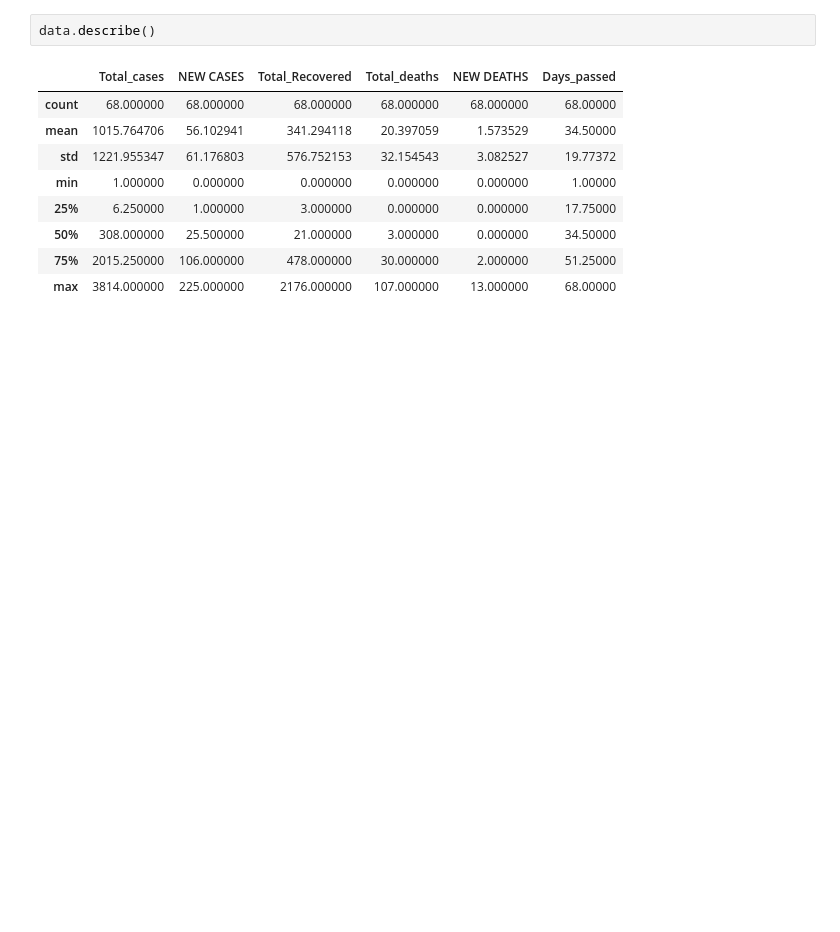
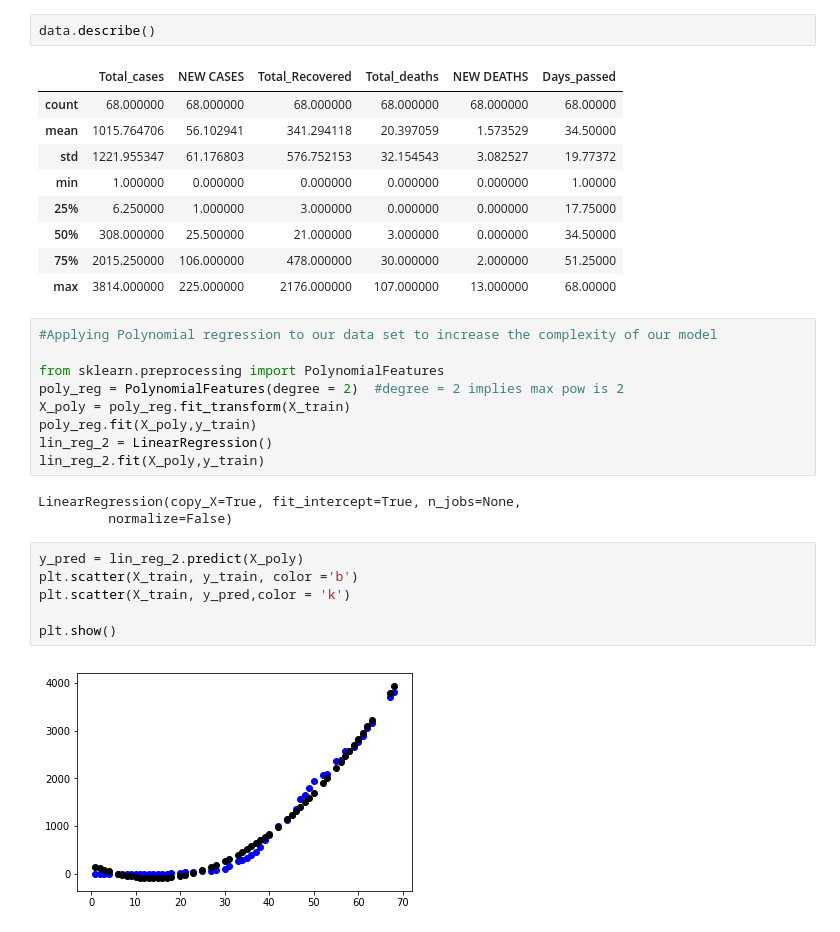
Before and after one commit to sushanth1999/BTP, a Jupyter notebook: START.ipynb, the cells around one changed output. Drawn from its saved outputs; the diff is of its cells as text; blank space fills up the shorter version.

```diff
--- a/START.ipynb
+++ b/START.ipynb
@@ -112,3 +120,23 @@ data.describe()
 | 50% | 308.000000 | 25.500000 | 21.000000 | 3.000000 | 0.000000 | 34.50000 |
 | 75% | 2015.250000 | 106.000000 | 478.000000 | 30.000000 | 2.000000 | 51.25000 |
 | max | 3814.000000 | 225.000000 | 2176.000000 | 107.000000 | 13.000000 | 68.00000 |
+# %%
+#Applying Polynomial regression to our data set to increase the complexity of our model
+
+from sklearn.preprocessing import PolynomialFeatures
+poly_reg = PolynomialFeatures(degree = 2)  #degree = 2 implies max pow is 2
+X_poly = poly_reg.fit_transform(X_train)
+poly_reg.fit(X_poly,y_train)
+lin_reg_2 = LinearRegression()
+lin_reg_2.fit(X_poly,y_train)
+# %% [output]
+LinearRegression(copy_X=True, fit_intercept=True, n_jobs=None,
+         normalize=False)
+# %%
+y_pred = lin_reg_2.predict(X_poly)
+plt.scatter(X_train, y_train, color ='b')
+plt.scatter(X_train, y_pred,color = 'k')
+
+plt.show()
+# %% [output]
+[figure, added]
```
Also changed, not shown: parts of 16 cells of this notebook.
